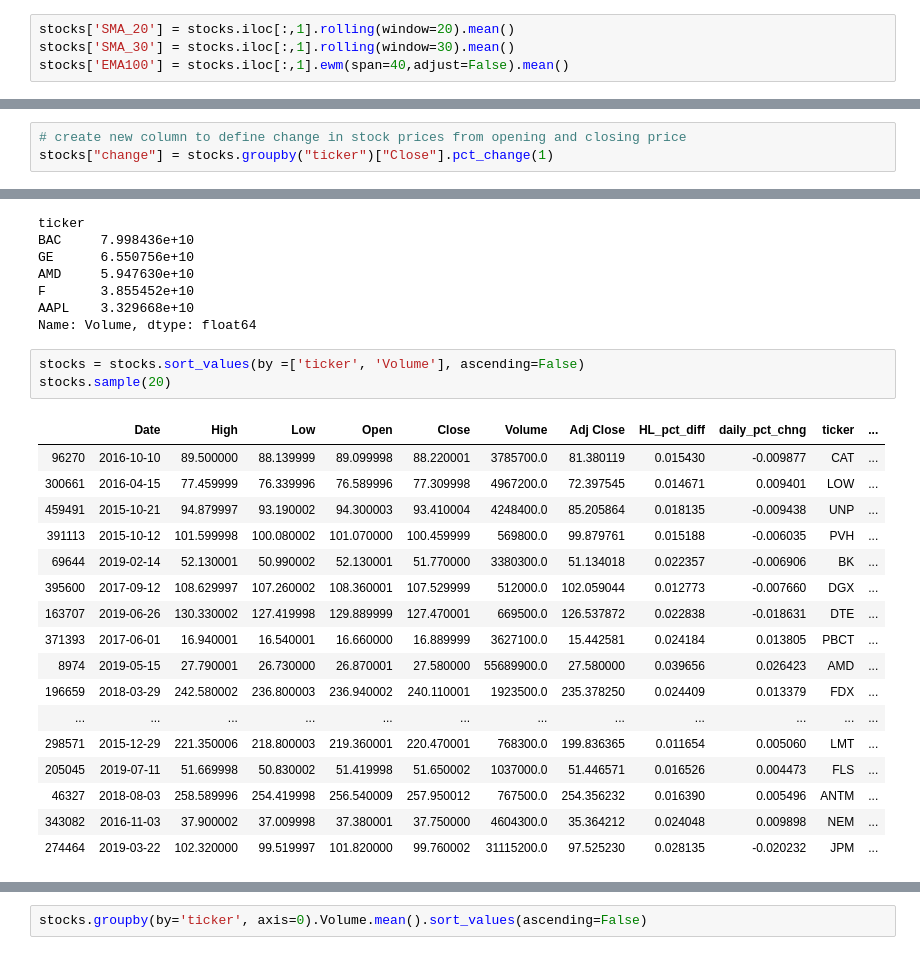
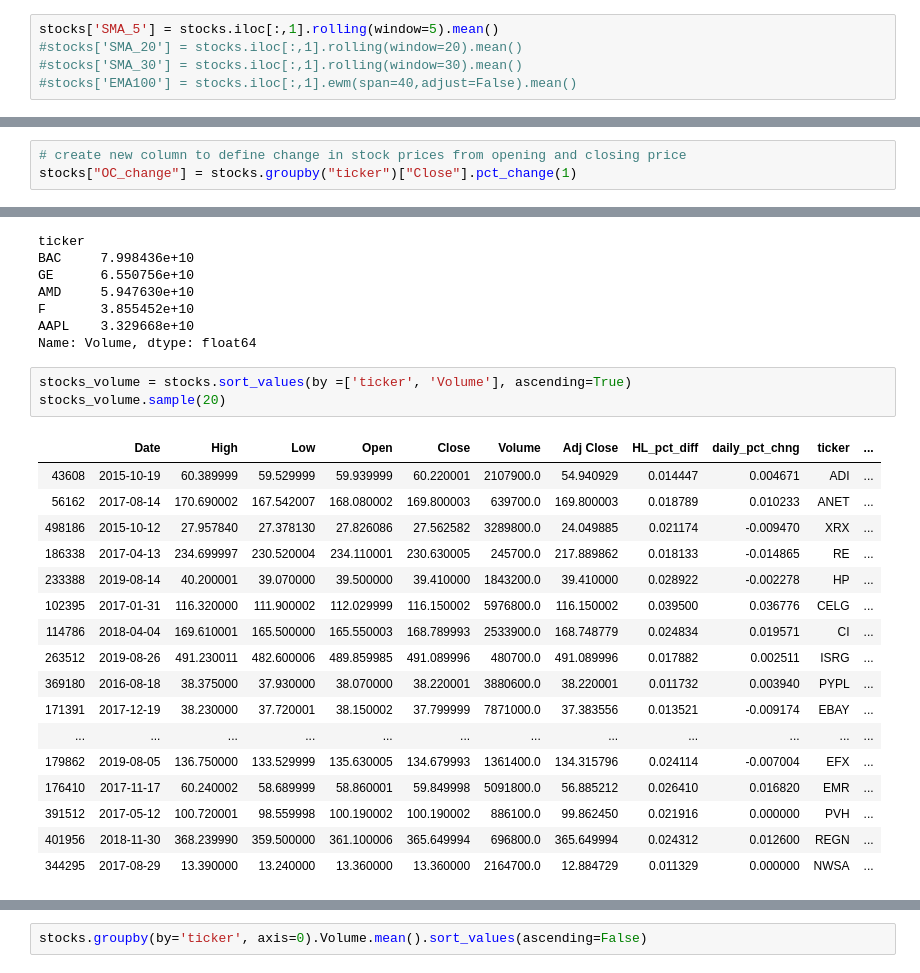
Before and after one commit to gportes24/Final_project, a Jupyter notebook: Stock_project.ipynb, the cells around one changed output, grey strips where cells are left out. Cells and saved outputs as stored; diff of their text form.

```diff
--- a/Stock_project.ipynb
+++ b/Stock_project.ipynb
@@ -36,7 +36,8 @@ stocks.sample(10)
 # %%
-stocks['SMA_20'] = stocks.iloc[:,1].rolling(window=20).mean()
-stocks['SMA_30'] = stocks.iloc[:,1].rolling(window=30).mean()
-stocks['EMA100'] = stocks.iloc[:,1].ewm(span=40,adjust=False).mean()
+stocks['SMA_5'] = stocks.iloc[:,1].rolling(window=5).mean()
+#stocks['SMA_20'] = stocks.iloc[:,1].rolling(window=20).mean()
+#stocks['SMA_30'] = stocks.iloc[:,1].rolling(window=30).mean()
+#stocks['EMA100'] = stocks.iloc[:,1].ewm(span=40,adjust=False).mean()
 # %%
 stocks.sample(20)
 # %% [output]
@@ -126,7 +123,7 @@ stocks.sort_values(by = 'ticker', ascending=True).head(5)
 | 13445 | 2017-02-08 | 50.029999 | 49.230000 | 49.369999 | 49.930000 | 2107100.0 | 48.717190 | 0.016250 | 0.011343 | A | ... |
 # %%
 # create new column to define change in stock prices from opening and closing price
-stocks["change"] = stocks.groupby("ticker")["Close"].pct_change(1)
+stocks["OC_change"] = stocks.groupby("ticker")["Close"].pct_change(1)
 # %%
 stocks.sample(5)
 # %% [output]
@@ -200,25 +192,25 @@ F       3.855452e+10
 AAPL    3.329668e+10
 Name: Volume, dtype: float64
 # %%
-stocks = stocks.sort_values(by =['ticker', 'Volume'], ascending=False)
-stocks.sample(20)
+stocks_volume = stocks.sort_values(by =['ticker', 'Volume'], ascending=True)
+stocks_volume.sample(20)
 # %% [output]
 |  | Date | High | Low | Open | Close | Volume | Adj Close | HL_pct_diff | daily_pct_chng | ticker | ... |
-| 96270 | 2016-10-10 | 89.500000 | 88.139999 | 89.099998 | 88.220001 | 3785700.0 | 81.380119 | 0.015430 | -0.009877 | CAT | ... |
-| 300661 | 2016-04-15 | 77.459999 | 76.339996 | 76.589996 | 77.309998 | 4967200.0 | 72.397545 | 0.014671 | 0.009401 | LOW | ... |
-| 459491 | 2015-10-21 | 94.879997 | 93.190002 | 94.300003 | 93.410004 | 4248400.0 | 85.205864 | 0.018135 | -0.009438 | UNP | ... |
-| 391113 | 2015-10-12 | 101.599998 | 100.080002 | 101.070000 | 100.459999 | 569800.0 | 99.879761 | 0.015188 | -0.006035 | PVH | ... |
-| 69644 | 2019-02-14 | 52.130001 | 50.990002 | 52.130001 | 51.770000 | 3380300.0 | 51.134018 | 0.022357 | -0.006906 | BK | ... |
-| 395600 | 2017-09-12 | 108.629997 | 107.260002 | 108.360001 | 107.529999 | 512000.0 | 102.059044 | 0.012773 | -0.007660 | DGX | ... |
-| 163707 | 2019-06-26 | 130.330002 | 127.419998 | 129.889999 | 127.470001 | 669500.0 | 126.537872 | 0.022838 | -0.018631 | DTE | ... |
-| 371393 | 2017-06-01 | 16.940001 | 16.540001 | 16.660000 | 16.889999 | 3627100.0 | 15.442581 | 0.024184 | 0.013805 | PBCT | ... |
-| 8974 | 2019-05-15 | 27.790001 | 26.730000 | 26.870001 | 27.580000 | 55689900.0 | 27.580000 | 0.039656 | 0.026423 | AMD | ... |
-| 196659 | 2018-03-29 | 242.580002 | 236.800003 | 236.940002 | 240.110001 | 1923500.0 | 235.378250 | 0.024409 | 0.013379 | FDX | ... |
+| 43608 | 2015-10-19 | 60.389999 | 59.529999 | 59.939999 | 60.220001 | 2107900.0 | 54.940929 | 0.014447 | 0.004671 | ADI | ... |
+| 56162 | 2017-08-14 | 170.690002 | 167.542007 | 168.080002 | 169.800003 | 639700.0 | 169.800003 | 0.018789 | 0.010233 | ANET | ... |
+| 498186 | 2015-10-12 | 27.957840 | 27.378130 | 27.826086 | 27.562582 | 3289800.0 | 24.049885 | 0.021174 | -0.009470 | XRX | ... |
+| 186338 | 2017-04-13 | 234.699997 | 230.520004 | 234.110001 | 230.630005 | 245700.0 | 217.889862 | 0.018133 | -0.014865 | RE | ... |
+| 233388 | 2019-08-14 | 40.200001 | 39.070000 | 39.500000 | 39.410000 | 1843200.0 | 39.410000 | 0.028922 | -0.002278 | HP | ... |
+| 102395 | 2017-01-31 | 116.320000 | 111.900002 | 112.029999 | 116.150002 | 5976800.0 | 116.150002 | 0.039500 | 0.036776 | CELG | ... |
+| 114786 | 2018-04-04 | 169.610001 | 165.500000 | 165.550003 | 168.789993 | 2533900.0 | 168.748779 | 0.024834 | 0.019571 | CI | ... |
+| 263512 | 2019-08-26 | 491.230011 | 482.600006 | 489.859985 | 491.089996 | 480700.0 | 491.089996 | 0.017882 | 0.002511 | ISRG | ... |
+| 369180 | 2016-08-18 | 38.375000 | 37.930000 | 38.070000 | 38.220001 | 3880600.0 | 38.220001 | 0.011732 | 0.003940 | PYPL | ... |
+| 171391 | 2017-12-19 | 38.230000 | 37.720001 | 38.150002 | 37.799999 | 7871000.0 | 37.383556 | 0.013521 | -0.009174 | EBAY | ... |
 | ... | ... | ... | ... | ... | ... | ... | ... | ... | ... | ... | ... |
-| 298571 | 2015-12-29 | 221.350006 | 218.800003 | 219.360001 | 220.470001 | 768300.0 | 199.836365 | 0.011654 | 0.005060 | LMT | ... |
-| 205045 | 2019-07-11 | 51.669998 | 50.830002 | 51.419998 | 51.650002 | 1037000.0 | 51.446571 | 0.016526 | 0.004473 | FLS | ... |
-| 46327 | 2018-08-03 | 258.589996 | 254.419998 | 256.540009 | 257.950012 | 767500.0 | 254.356232 | 0.016390 | 0.005496 | ANTM | ... |
-| 343082 | 2016-11-03 | 37.900002 | 37.009998 | 37.380001 | 37.750000 | 4604300.0 | 35.364212 | 0.024048 | 0.009898 | NEM | ... |
-| 274464 | 2019-03-22 | 102.320000 | 99.519997 | 101.820000 | 99.760002 | 31115200.0 | 97.525230 | 0.028135 | -0.020232 | JPM | ... |
+| 179862 | 2019-08-05 | 136.750000 | 133.529999 | 135.630005 | 134.679993 | 1361400.0 | 134.315796 | 0.024114 | -0.007004 | EFX | ... |
+| 176410 | 2017-11-17 | 60.240002 | 58.689999 | 58.860001 | 59.849998 | 5091800.0 | 56.885212 | 0.026410 | 0.016820 | EMR | ... |
+| 391512 | 2017-05-12 | 100.720001 | 98.559998 | 100.190002 | 100.190002 | 886100.0 | 99.862450 | 0.021916 | 0.000000 | PVH | ... |
+| 401956 | 2018-11-30 | 368.239990 | 359.500000 | 361.100006 | 365.649994 | 696800.0 | 365.649994 | 0.024312 | 0.012600 | REGN | ... |
+| 344295 | 2017-08-29 | 13.390000 | 13.240000 | 13.360000 | 13.360000 | 2164700.0 | 12.884729 | 0.011329 | 0.000000 | NWSA | ... |
 # %%
 # top 5 stocks based on daily traded volume
```
Also changed, not shown: parts of 63 cells of this notebook, 14 other files.
